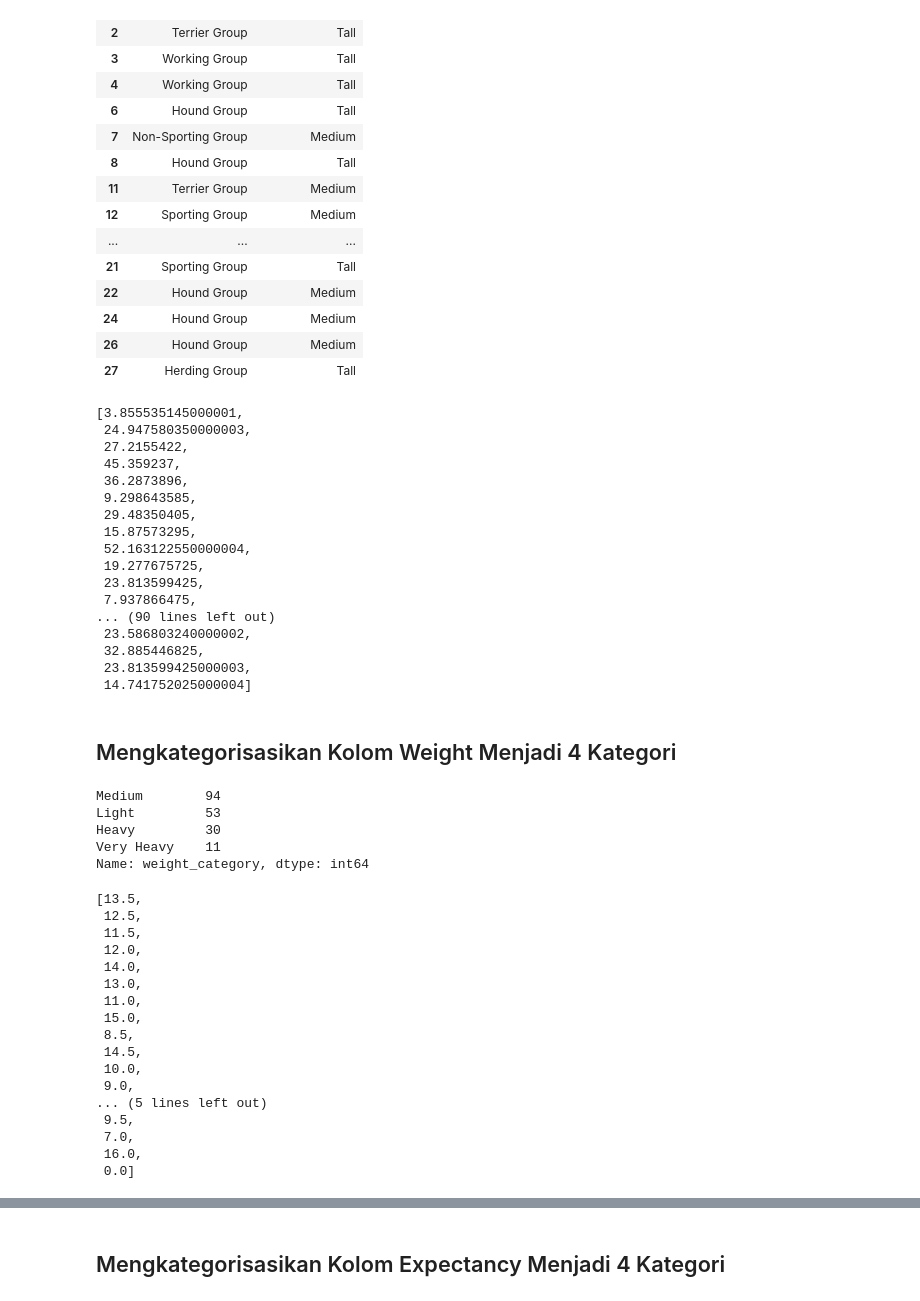
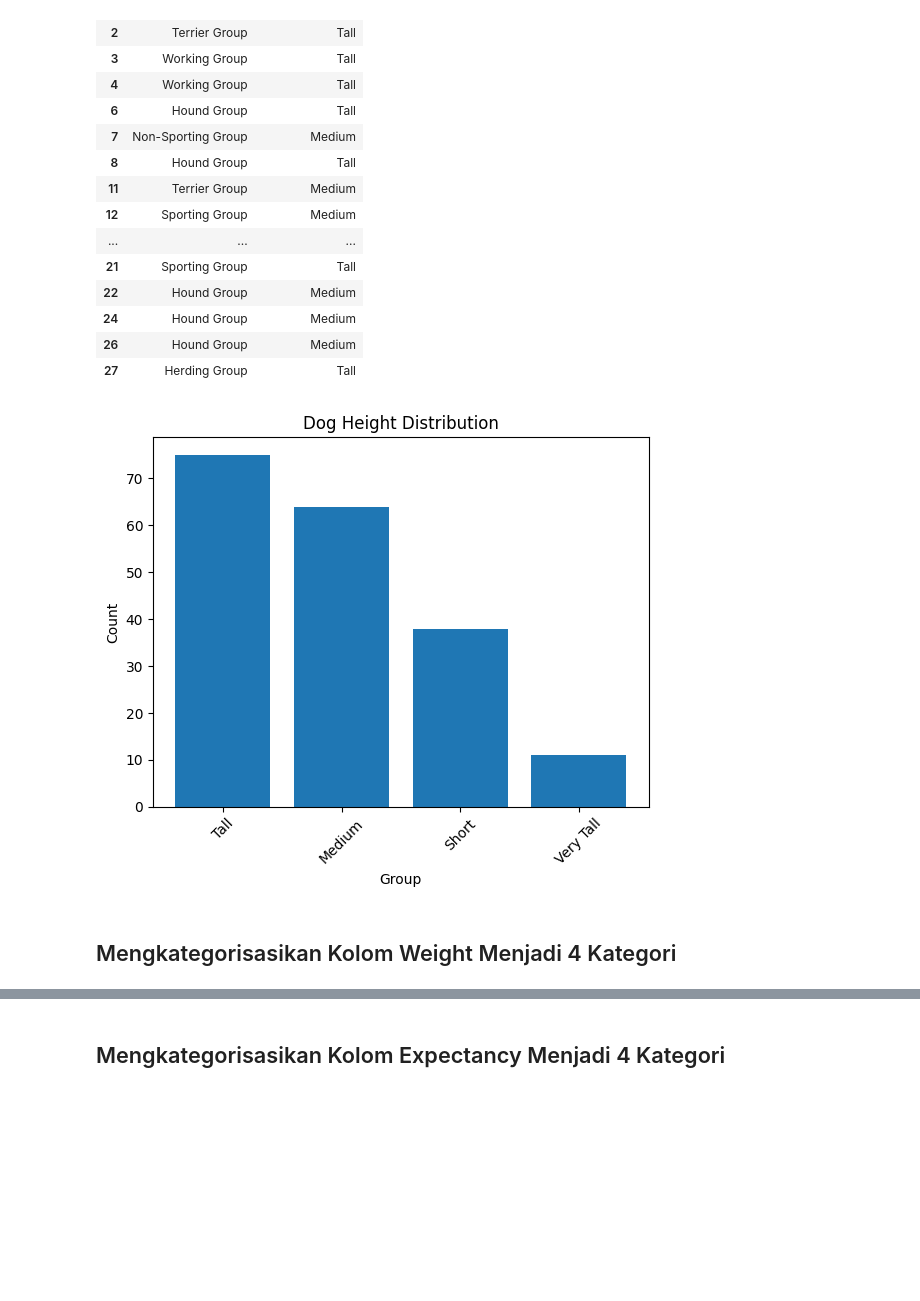
Before and after one commit to C23-PS008/dog-breed-prediction, a Jupyter notebook: dog-breed-predicion.ipynb, the cells around one changed output, grey strips where cells are left out. Saved outputs shown, nothing was run; the diff lists cells and outputs as text; code cells hidden in the pictures; blank space fills up the shorter version.

```diff
--- a/dog-breed-predicion.ipynb
+++ b/dog-breed-predicion.ipynb
@@ -319,63 +331,17 @@ dataframe[['group', 'height_category']].head(20)
 | 24 | Hound Group | Medium |
 | 26 | Hound Group | Medium |
 | 27 | Herding Group | Tall |
-# %%
-## remove 0.0 value from weight column to avoid error
-dataframe['weight'].unique().tolist()
-# %% [output]
-[3.855535145000001,
- 24.947580350000003,
- 27.2155422,
- 45.359237,
- 36.2873896,
- 9.298643585,
- 29.48350405,
- 15.87573295,
- 52.163122550000004,
- 19.277675725,
- 23.813599425,
- 7.937866475,
-... (90 lines left out)
- 23.586803240000002,
- 32.885446825,
- 23.813599425000003,
- 14.741752025000004]
+# %%
+height_counts = dataframe['height_category'].value_counts()
+
+plot(height_counts, 'Dog Height Distribution')
+# %% [output]
+[figure, added]
 # %% [markdown]
 ## Mengkategorisasikan Kolom Weight Menjadi 4 Kategori
 # %%
-# Categorize weight
 dataframe['weight_category'] = pd.cut(dataframe['weight'],
                                       bins=[0, 10, 30, 50, float('inf')],
                                       labels=['Light', 'Medium', 'Heavy', 'Very Heavy'])
 default_weight_category = 'Medium'
 dataframe['weight_category'] = dataframe['weight_category'].fillna(default_weight_category)
-dataframe['weight_category'].unique().tolist()
-
-# count weight category
-dataframe['weight_category'].value_counts()
-# %% [output]
-Medium        94
-Light         53
-Heavy         30
-Very Heavy    11
-Name: weight_category, dtype: int64
-# %%
-dataframe['expectancy'].unique().tolist()
-# %% [output]
-[13.5,
- 12.5,
- 11.5,
- 12.0,
- 14.0,
- 13.0,
- 11.0,
- 15.0,
- 8.5,
- 14.5,
- 10.0,
- 9.0,
-... (5 lines left out)
- 9.5,
- 7.0,
- 16.0,
- 0.0]
```
Also changed, not shown: parts of 27 cells of this notebook, 7 other files.
